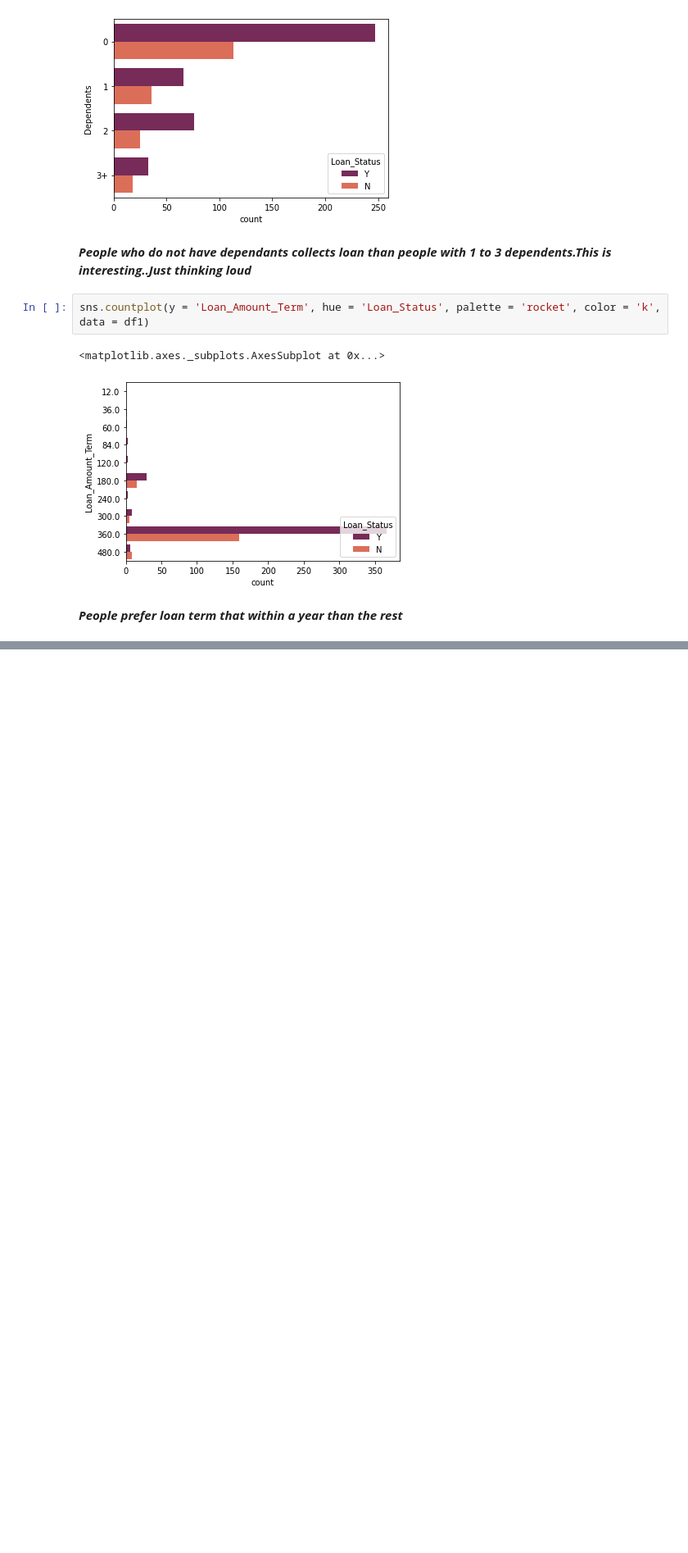
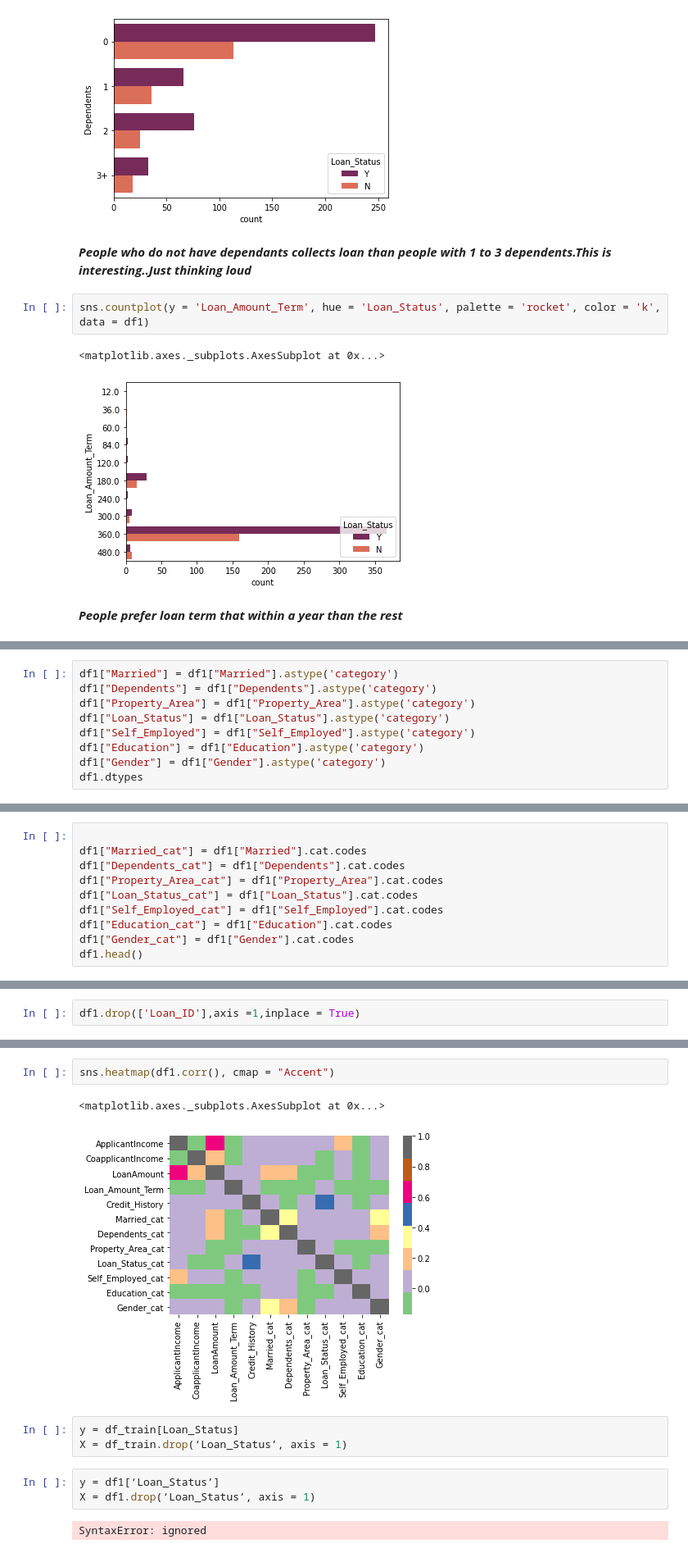
Before and after one commit to MaryAdewunmi/Loan-Prediction, a Jupyter notebook: Loan_Prediction.ipynb, the cells around one changed output, grey strips where cells are left out. Shown at 82% size. Drawn from its saved outputs; the diff is of its cells as text; blank space fills up the shorter version.

```diff
--- a/Loan_Prediction.ipynb
+++ b/Loan_Prediction.ipynb
@@ -208,0 +291,9 @@ sns.countplot(y = 'Loan_Amount_Term', hue = 'Loan_Status', palette = 'rocket', c
+# %%
+df1["Married"] = df1["Married"].astype('category')
+df1["Dependents"] = df1["Dependents"].astype('category')
+df1["Property_Area"] = df1["Property_Area"].astype('category')
+df1["Loan_Status"] = df1["Loan_Status"].astype('category')
+df1["Self_Employed"] = df1["Self_Employed"].astype('category')
+df1["Education"] = df1["Education"].astype('category')
+df1["Gender"] = df1["Gender"].astype('category')
+df1.dtypes
@@ -208,0 +315,10 @@ sns.countplot(y = 'Loan_Amount_Term', hue = 'Loan_Status', palette = 'rocket', c
+# %%
+
+df1["Married_cat"] = df1["Married"].cat.codes
+df1["Dependents_cat"] = df1["Dependents"].cat.codes
+df1["Property_Area_cat"] = df1["Property_Area"].cat.codes
+df1["Loan_Status_cat"] = df1["Loan_Status"].cat.codes
+df1["Self_Employed_cat"] = df1["Self_Employed"].cat.codes
+df1["Education_cat"] = df1["Education"].cat.codes
+df1["Gender_cat"] = df1["Gender"].cat.codes
+df1.head()
@@ -208,0 +369,2 @@ sns.countplot(y = 'Loan_Amount_Term', hue = 'Loan_Status', palette = 'rocket', c
+# %%
+df1.drop(['Loan_ID'],axis =1,inplace = True)
@@ -208,0 +391,13 @@ sns.countplot(y = 'Loan_Amount_Term', hue = 'Loan_Status', palette = 'rocket', c
+# %%
+sns.heatmap(df1.corr(), cmap = "Accent")
+# %% [output]
+<matplotlib.axes._subplots.AxesSubplot at 0x...>
+[figure, added]
+# %%
+y = df_train[Loan_Status]
+X = df_train.drop(‘Loan_Status’, axis = 1)
+# %%
+y = df1[‘Loan_Status’]
+X = df1.drop(‘Loan_Status’, axis = 1)
+# %% [output]
+SyntaxError: ignored
```
Also changed, not shown: parts of 13 cells of this notebook.
